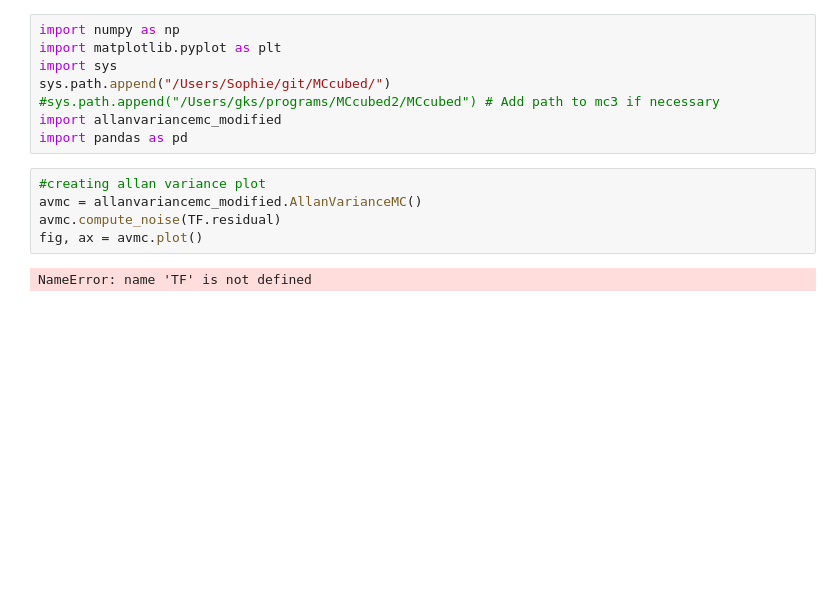
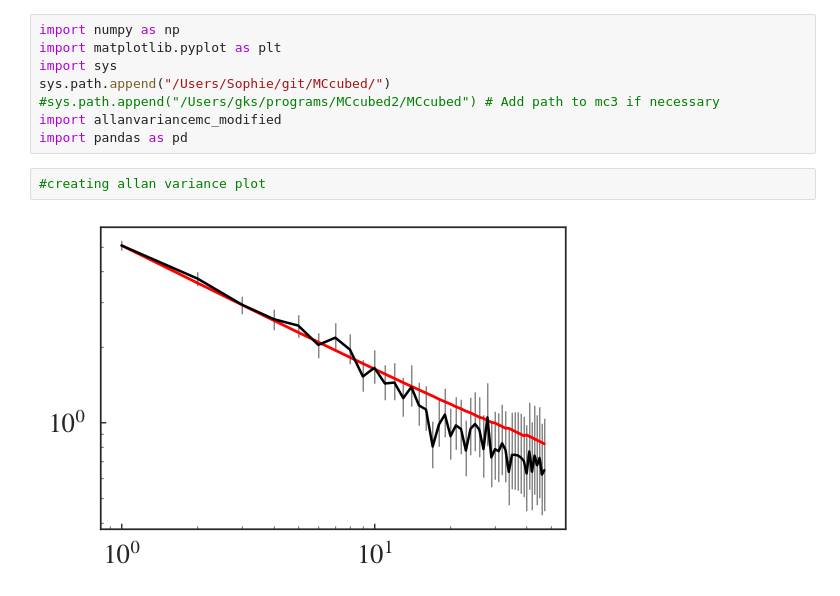
Before and after one commit to gummiks/Diffuser-Assisted-K2-Followup, a Jupyter notebook: notebooks/master.ipynb, the cells around one changed output. Cells and saved outputs as stored; diff of their text form; blank space fills up the shorter version.

Commit message:
updating plots

```diff
--- a/notebooks/master.ipynb
+++ b/notebooks/master.ipynb
@@ -94,11 +94,8 @@ import allanvariancemc_modified
 import pandas as pd
 # %%
 #creating allan variance plot
-avmc = allanvariancemc_modified.AllanVarianceMC()
-avmc.compute_noise(TF.residual)
-fig, ax = avmc.plot()
 # %% [output]
-NameError: name 'TF' is not defined
+[figure, added]
 # %%
 import plot_transits
 # create a 9 panel plot
```
Also changed, not shown: parts of 4 cells of this notebook, 1 other file.
